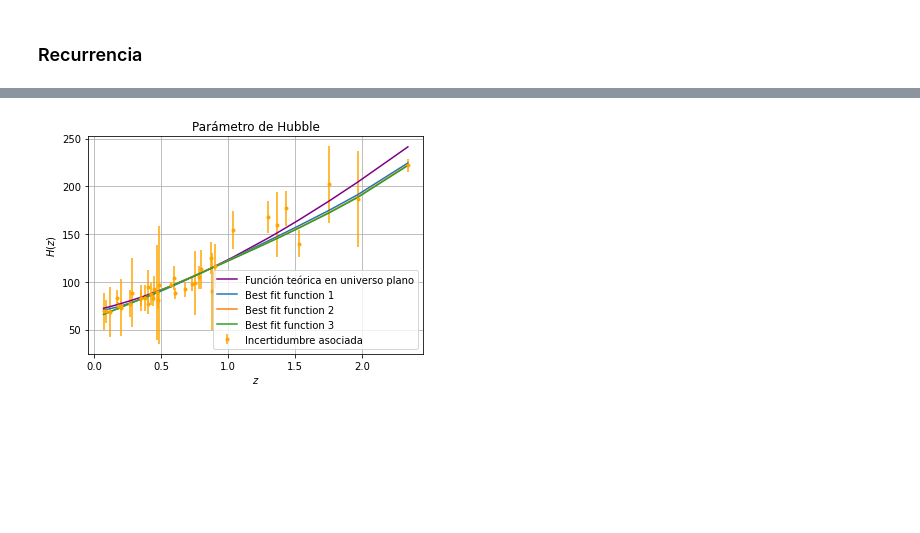
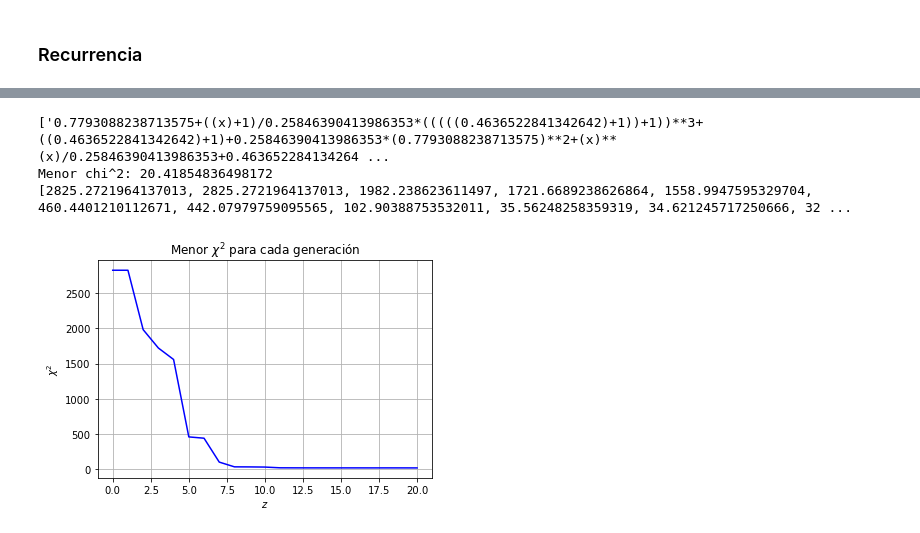
Before and after one commit to AntoCist/Practica_de_verano_2024, a Jupyter notebook: GA.ipynb, the cells around one changed output, grey strips where cells are left out. Cells and saved outputs as stored; diff of their text form; code cells hidden in the pictures; blank space fills up the shorter version.

Commit message:
Graficar chi_2 en función de las generaciones y encontrar el best_fit

```diff
--- a/GA.ipynb
+++ b/GA.ipynb
@@ -312,20 +304,20 @@ def recurrencia(gener):
 
         print(f"Mejores funciones en esta iteración: {mejores_str}")
         print(f"Largo mejores funciones en esta iteración: {len(mejores_str)}")
-        print(f"Chi^2: {chi_mejores}")
         print(f"generación: {generaciones}")
+        #print(f"Chi^2: {chi_mejores}")
 
         #Se suma a una lista el mejor chi para cada generación
         chi_por_generaciones.append(chi_mejores[0][0])
-        print(f"Chi^2 por generación: {chi_por_generaciones}")
+        #print(f"Chi^2 por generación: {chi_por_generaciones}")
 
     fin_tiempo = time.time()  # Obtiene el tiempo después de la ejecución
 
     tiempo_total = fin_tiempo - inicio_tiempo
     print(f"El tiempo de ejecución fue: {tiempo_total} segundos")
 
-    return mejores_str, chi_mejores
+    return mejores_str, chi_por_generaciones
 
-recurrencia(10)
-print(recurrencia(10)[0])
+generaciones_evaluar = 20
+recu = recurrencia(generaciones_evaluar)
 # %% [output]
@@ -464,3 +388,22 @@ El tiempo de ejecución fue: 27.215837240219116 segundos
+# %%
+funciones_finales = recu[0]
+chis_finales = recu[1]
+print(funciones_finales)
+print(f"Menor chi^2: {recu[1][-1]}")
+#print(recu[1])
+
+z_chis= np.linspace(0, generaciones_evaluar, generaciones_evaluar + 1)
+plt.xlabel('$ z $')
+plt.ylabel('$ \chi^2 $')
+plt.title('Menor $\chi^2$ para cada generación')
+plt.plot(z_chis,chis_finales, color = 'blue')
+plt.grid(True)
+plt.show()
+# %% [output]
+['0.7793088238713575+((x)+1)/0.25846390413986353*(((((0.4636522841342642)+1))+1))**3+((0.4636522841342642)+1)+0.25846390413986353*(0.7793088238713575)**2+(x)**(x)/0.25846390413986353+0.463652284134264 ...
+Menor chi^2: 20.41854836498172
+[2825.2721964137013, 2825.2721964137013, 1982.238623611497, 1721.6689238626864, 1558.9947595329704, 460.4401210112671, 442.07979759095565, 102.90388753532011, 35.56248258359319, 34.621245717250666, 32 ...
+[figure, added]
 # %%
 #Graficando la función teórica
 
@@ -477,41 +420,3 @@ array_z = np.array(z)
 
 def H_t(z):
     return H_0* ((omega_r * (1+z)**4) + omega_m * (1+z)**3 + omega_l + omega_k* (1+z)**2)**(1/2)
-# %%
-#Con 58 generaciones
-def prueba1(x):
-    return ((x)+1)/0.076440963808876/0.9865507027205893/0.3751230001647017/0.774292136282387/0.774292136282387+(x)**(x)/((x)+1)/0.076440963808876-(((0.3751230001647017)**(0.3751230001647017))+1)*0.9865507027205893/0.8479291582610087/(x)**(x)/(0.3751230001647017)**(0.3751230001647017)/(x)**(x)-0.3751230001647017*(x)**2-0.076440963808876*0.076440963808876*(x)**(x)*(x)**3+((((0.076440963808876)+1))+1)*0.076440963808876+0.8479291582610087*0.774292136282387*0.9865507027205893*(0.3751230001647017)**(0.3751230001647017)*0.8479291582610087+0.8479291582610087/(0.076440963808876)**(0.076440963808876)
-
-def prueba2(x):
-    return ((x)+1)/0.11868731032930269/0.11868731032930269*0.9582400836515829+0.9582400836515829-((x)+1)/0.11868731032930269+(x)**(x)*((((0.9582400836515829)+1))+1)/0.9582400836515829-0.9582400836515829+0.44260657174987694*0.44260657174987694/0.9582400836515829*(x)**2-0.4267146820115534*0.4267146820115534*(((((0.11868731032930269)+1))**2)**2)**(((((0.11868731032930269)+1))**2)**2)*0.44260657174987694-(0.11868731032930269)**(0.11868731032930269)*0.11868731032930269*((0.22054907079895358)**(0.22054907079895358))**2*0.22054907079895358*0.9582400836515829/0.11868731032930269
-
-def prueba3(x):
-    return ((x)+1)/0.11868731032930269/0.11868731032930269*0.9582400836515829+0.9582400836515829-((x)+1)/0.11868731032930269+(x)**(x)*((((0.9582400836515829)+1))+1)/0.9582400836515829-((0.44260657174987694)+1)+(0.11868731032930269)**2/((0.11868731032930269)+1)*0.11868731032930269*(x)**2+0.22054907079895358*0.11868731032930269*0.11868731032930269+0.11868731032930269/0.9582400836515829*(x)**2
-
-
-yerr = desv
-plt.xlabel('$ z $')
-plt.ylabel('$ H(z) $')
-plt.title('Parámetro de Hubble')
-
-
-omega_0 = 1
-omega_k = 1 - omega_0
-plt.plot(array_z, H_t(array_z), color = 'purple', label='Función teórica en universo plano')
-#omega_0 = 0.5
-#omega_k = 1 -omega_0
-#plt.plot(array_z, H_t(array_z), label= 'Ecuación universo abierto')
-#omega_0 = 1.5
-#omega_k = 1 -omega_0
-#plt.plot(array_z, H_t(array_z), label= 'Ecuación universo cerrado')
-
-plt.plot(z, prueba1(z), label= 'Best fit function 1')
-plt.plot(z, prueba2(z), label= 'Best fit function 2')
-plt.plot(z, prueba3(z), label= 'Best fit function 3')
-
-plt.errorbar(z, H, yerr=yerr, fmt='.', color = 'orange', label = 'Incertidumbre asociada')
-plt.legend()
-plt.grid(True)
-plt.show()
-# %% [output]
-[figure, removed]
```
Also changed, not shown: parts of 9 cells of this notebook.
